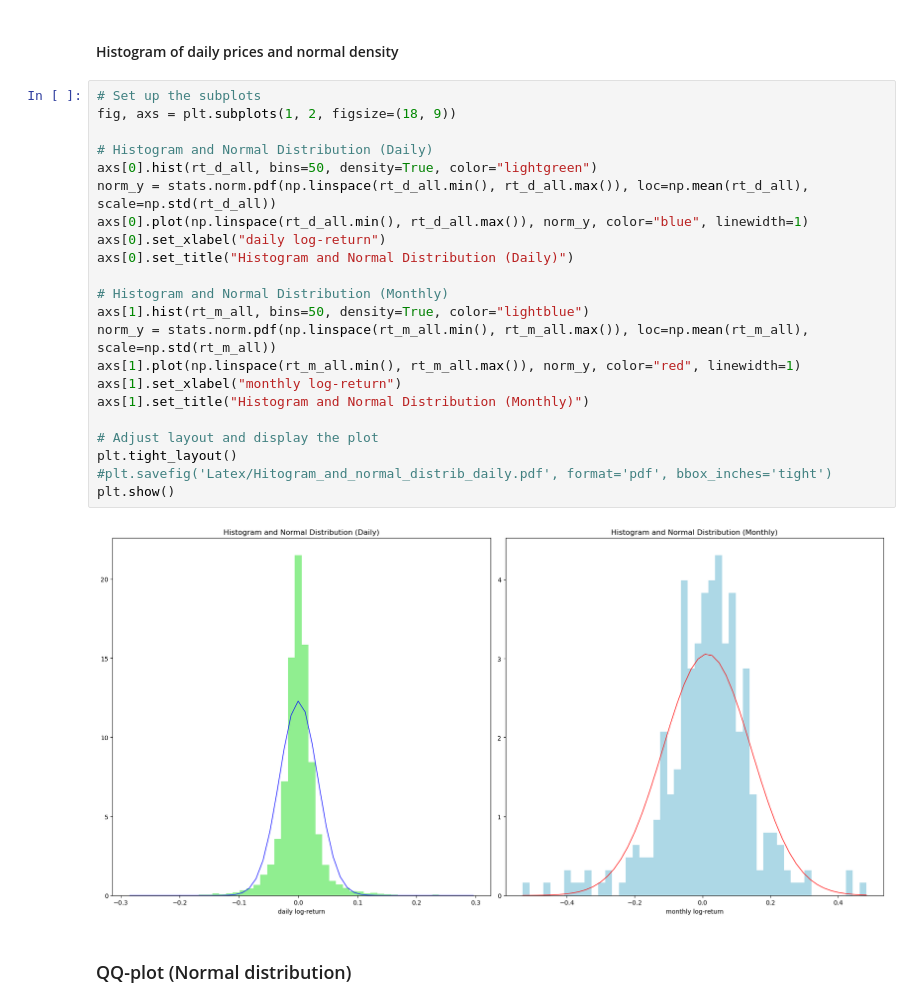
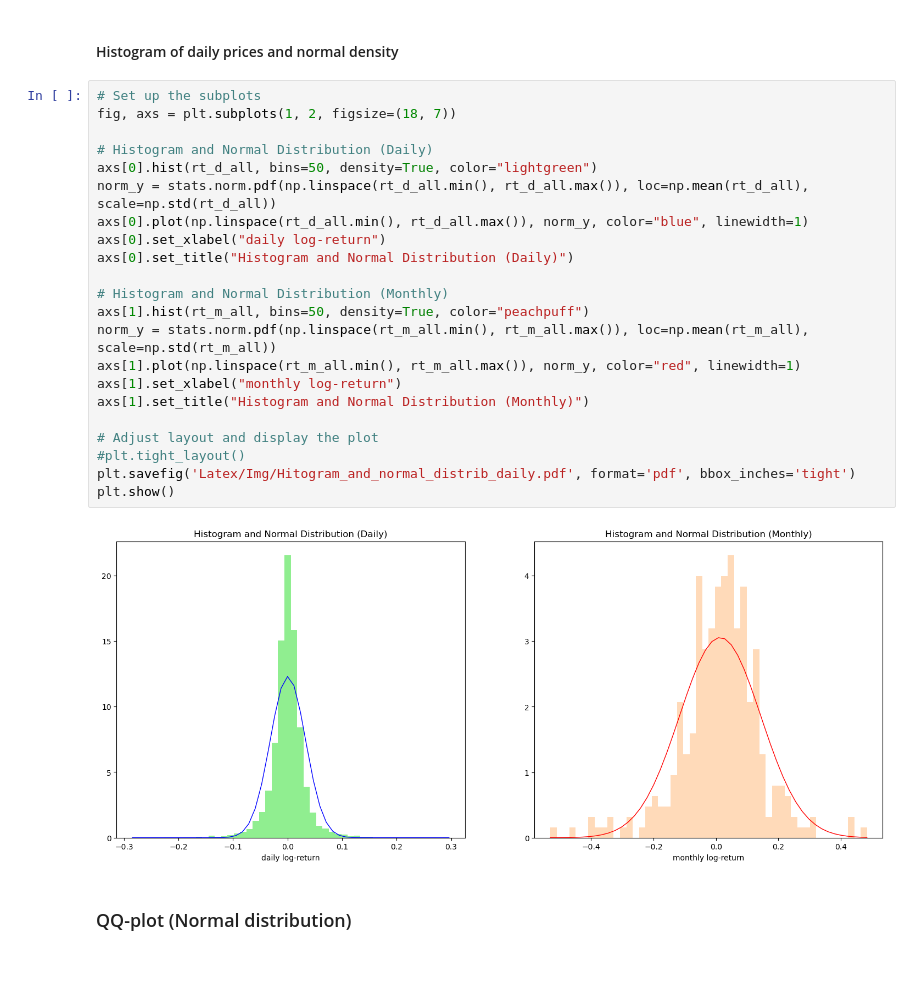
Before and after one commit to cgav1n1/Econometrics_Stylized_Facts, a Jupyter notebook: MidTermAssignmentwith6Facts.ipynb, the cells around one changed output. Drawn from its saved outputs; the diff is of its cells as text; blank space fills up the shorter version.

```diff
--- a/MidTermAssignmentwith6Facts.ipynb
+++ b/MidTermAssignmentwith6Facts.ipynb
@@ -1261,28 +1260,28 @@ plt.show()
 #### Histogram of daily prices and normal density
 # %%
 # Set up the subplots
-fig, axs = plt.subplots(1, 2, figsize=(18, 9))
+fig, axs = plt.subplots(1, 2, figsize=(18, 7))
 
 # Histogram and Normal Distribution (Daily)
 axs[0].hist(rt_d_all, bins=50, density=True, color="lightgreen")
 norm_y = stats.norm.pdf(np.linspace(rt_d_all.min(), rt_d_all.max()), loc=np.mean(rt_d_all), scale=np.std(rt_d_all))
 axs[0].plot(np.linspace(rt_d_all.min(), rt_d_all.max()), norm_y, color="blue", linewidth=1)
 axs[0].set_xlabel("daily log-return")
 axs[0].set_title("Histogram and Normal Distribution (Daily)")
 
 # Histogram and Normal Distribution (Monthly)
-axs[1].hist(rt_m_all, bins=50, density=True, color="lightblue")
+axs[1].hist(rt_m_all, bins=50, density=True, color="peachpuff")
 norm_y = stats.norm.pdf(np.linspace(rt_m_all.min(), rt_m_all.max()), loc=np.mean(rt_m_all), scale=np.std(rt_m_all))
 axs[1].plot(np.linspace(rt_m_all.min(), rt_m_all.max()), norm_y, color="red", linewidth=1)
 axs[1].set_xlabel("monthly log-return")
 axs[1].set_title("Histogram and Normal Distribution (Monthly)")
 
 # Adjust layout and display the plot
-plt.tight_layout()
-#plt.savefig('Latex/Hitogram_and_normal_distrib_daily.pdf', format='pdf', bbox_inches='tight')
+#plt.tight_layout()
+plt.savefig('Latex/Img/Hitogram_and_normal_distrib_daily.pdf', format='pdf', bbox_inches='tight')
 plt.show()
 # %% [output]
-[figure, old version]
+[figure, new version]
 # %% [markdown]
 ### QQ-plot (Normal distribution)
 # %%
```
Also changed, not shown: parts of 4 cells of this notebook, 14 other files.
